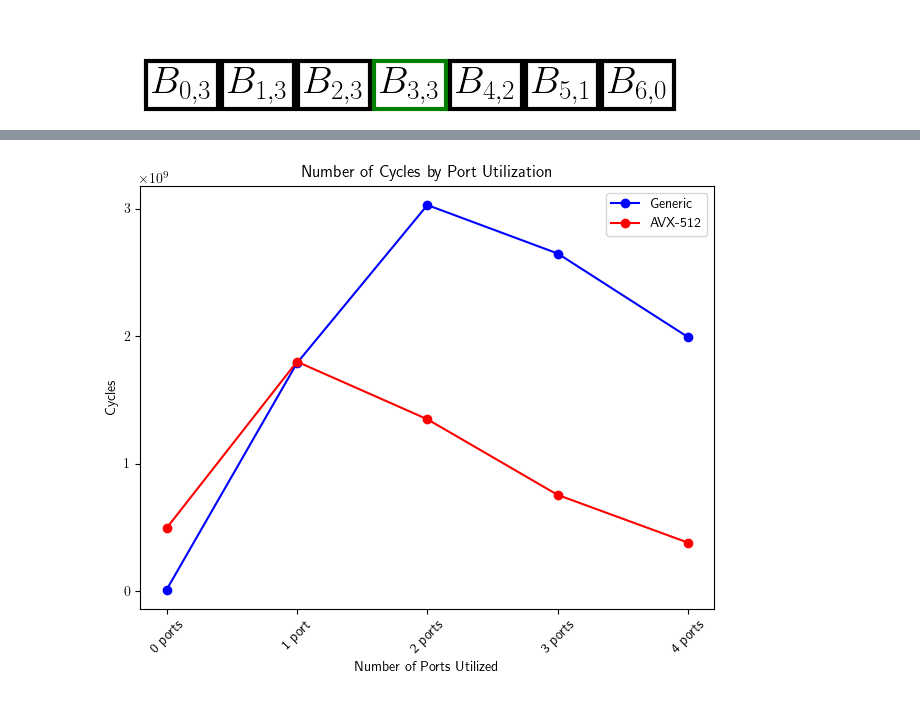
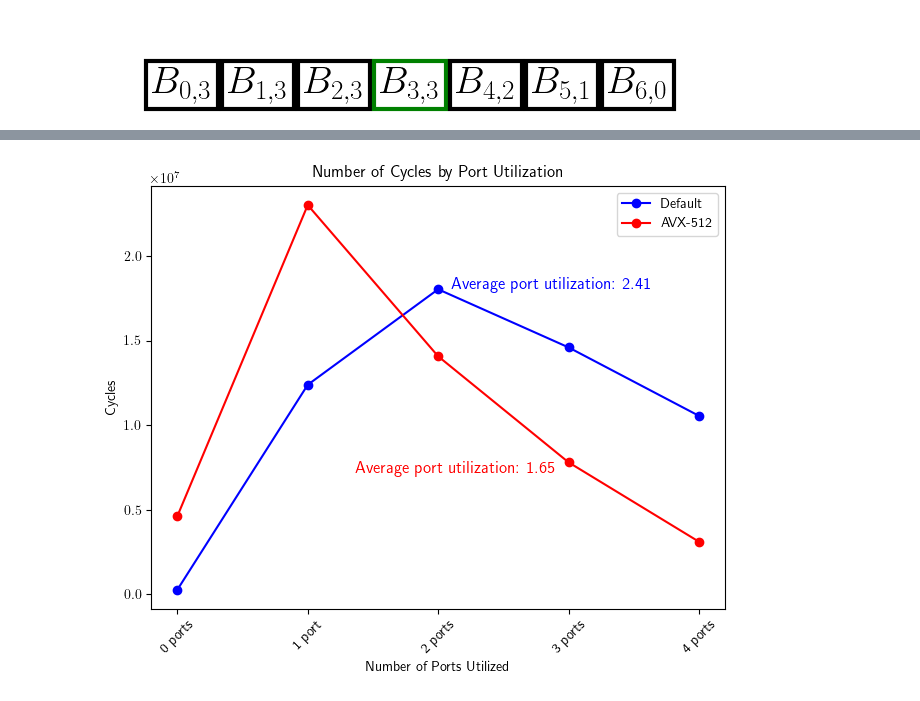
Before and after one commit to lprekon/lprekon.github.io, a Jupyter notebook: content/simd_benchmarking/simd_blogpost_graphics.ipynb, the cells around one changed output, grey strips where cells are left out. Drawn from its saved outputs; the diff is of its cells as text; code cells hidden in the pictures.

```diff
--- a/content/simd_benchmarking/simd_blogpost_graphics.ipynb
+++ b/content/simd_benchmarking/simd_blogpost_graphics.ipynb
@@ -360,15 +461,15 @@ for target_basis_function in range(6):
 [figure]
 [figure]
 # %%
-
 from matplotlib.offsetbox import HPacker, TextArea, AnchoredOffsetbox
 import matplotlib.animation
 from matplotlib.transforms import Bbox
+
 # Basis loop animation
 # for frame in range(6)
 # fig = plt.figure(figsize=(3, 1.0))  # Dimensions of figsize are in inches
 fig, ax = plt.subplots()
-ax.axis('off')
+ax.axis("off")
 fig.set_size_inches(7, 1.0)
 
 basis_vector_size = 6
@@ -377,16 +478,17 @@ degrees_to_calculate = 3
 bounding_box_props = dict(edgecolor="black", facecolor="none", lw=3)
 text_boxes = []
 
-for i in range(basis_vector_size+1):
+for i in range(basis_vector_size + 1):
     pos = i + 1
-    text_box = ax.annotate(xy=(pos * .14, 0), text=f"$B_{{{i},0}}$", ha="center", va="bottom", fontsize=28, bbox=bounding_box_props)
+    text_box = ax.annotate(
+        xy=(pos * 0.14, 0), text=f"$B_{{{i},0}}$", ha="center", va="bottom", fontsize=28, bbox=bounding_box_props
+    )
     text_boxes.append(text_box)
-
 
 
 def frame_adjust(frame_idx):
     if frame_idx <= 12:
-        target_function = (frame_idx - 1) // 2 # skip the first frame
+        target_function = (frame_idx - 1) // 2  # skip the first frame
         target_degree = 1
     elif frame_idx <= 22:
         target_function = (frame_idx - 13) // 2
@@ -406,7 +508,6 @@ def frame_adjust(frame_idx):
         else:
             bounding_box_props["edgecolor"] = "black"
             text_boxes[i].set_bbox(bounding_box_props)
-
 
     # for i in range(0, 6):
     #     if i == target_function:
@@ -428,7 +529,8 @@ def frame_adjust(frame_idx):
     #     functions_adjusted = 0
     return text_boxes
 
-ani = matplotlib.animation.FuncAnimation(fig, frame_adjust, frames=31, interval=500, repeat=True,repeat_delay=200)
+
+ani = matplotlib.animation.FuncAnimation(fig, frame_adjust, frames=31, interval=500, repeat=True, repeat_delay=200)
 ani.save(f"{image_folder_name}/basis_loop.gif", writer="pillow", fps=1.5)
 
 # for frame in frames[2:]:
@@ -491,36 +593,58 @@ Entropy of advanced version: 2.4931042965257686
 # %%
-generic_activity_counts = [9591371,
-    1787720213,
-    3027284304,
-    2647124941,
-    1990510545,
+generic_activity_counts = [
+    276409,
+    12387051,
+    18029924,
+    14596390,
+    10552752,
 ]
 
-average_generic_utilization = sum([count * i for i, count in enumerate(generic_activity_counts)]) / sum(generic_activity_counts)
+average_generic_utilization = sum([count * i for i, count in enumerate(generic_activity_counts)]) / sum(
+    generic_activity_counts
+)
 
-advanced_activity_counts = [492967154,
-    1798950570,
-    1347050110,
-    753384627,
-    378659263,
+advanced_activity_counts = [
+    4623206,
+    23005987,
+    14070220,
+    7806487,
+    3115760,
 ]
-average_advanced_utilization = sum([count * i for i, count in enumerate(advanced_activity_counts)]) / sum(advanced_activity_counts)
+average_advanced_utilization = sum([count * i for i, count in enumerate(advanced_activity_counts)]) / sum(
+    advanced_activity_counts
+)
 
 fig, ax = plt.subplots()
 fig.tight_layout()
-ax.set_yticks(range(0, int(6e9), int(1e9)))
+# ax.set_yticks(ticks=range(0, int(6e9), int(1e9)), labels=[0] + [f"{i}e9" for i in range(1, 6)])
 ax.set_xticks(
     ticks=range(5),
     labels=["0 ports", "1 port", "2 ports", "3 ports", "4 ports"],
     rotation=45,
 )
 ax.set_xlabel("Number of Ports Utilized")
 ax.set_ylabel("Cycles")
 ax.set_title("Number of Cycles by Port Utilization")
-ax.plot(generic_activity_counts, "bo-", label="Generic")
+ax.plot(generic_activity_counts, "bo-", label="Default")
 ax.plot(advanced_activity_counts, "ro-", label="AVX-512")
-ax.annotate(f"Average port utilization")
+ax.annotate(
+    f"Average port utilization: {average_generic_utilization:.2f}",
+    xy=(2, generic_activity_counts[2]),
+    xytext=(2.1, generic_activity_counts[2]) ,
+    ha="left",
+    fontsize=12,
+    color="blue",
+)
+ax.annotate(
+    f"Average port utilization: {average_advanced_utilization:.2f}",
+    xy=(4, advanced_activity_counts[4]),
+    xytext=(2.9, advanced_activity_counts[3]),
+    ha="right",
+    va="top",
+    fontsize=12,
+    color="red",
+)
 ax.legend()
 fig.savefig(f"{image_folder_name}/port_utilization.png", bbox_inches="tight")
 # %% [output]
-[figure, old version]
+[figure, new version]
```
Also changed, not shown: parts of 16 cells of this notebook, 2 other files.
